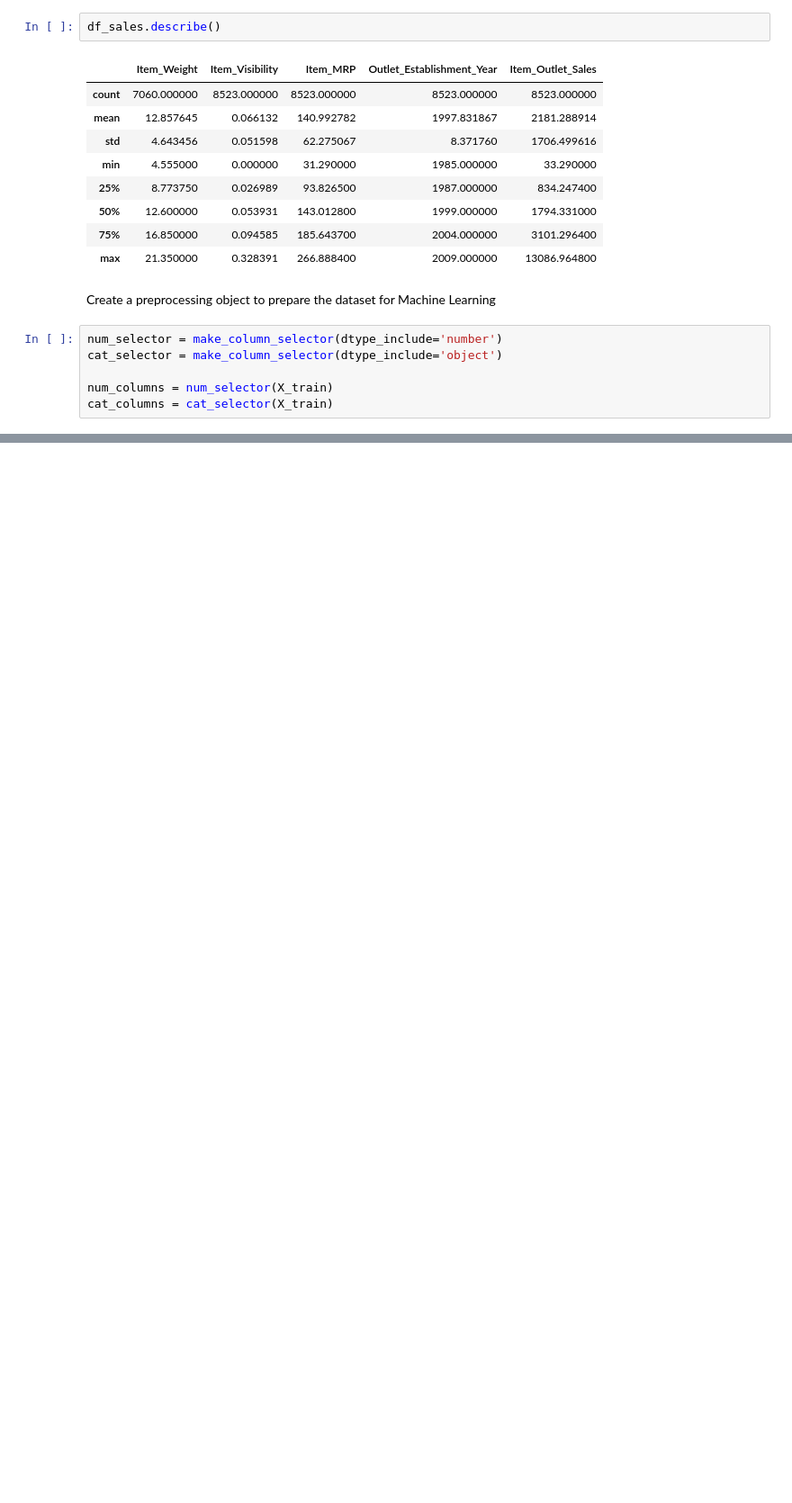
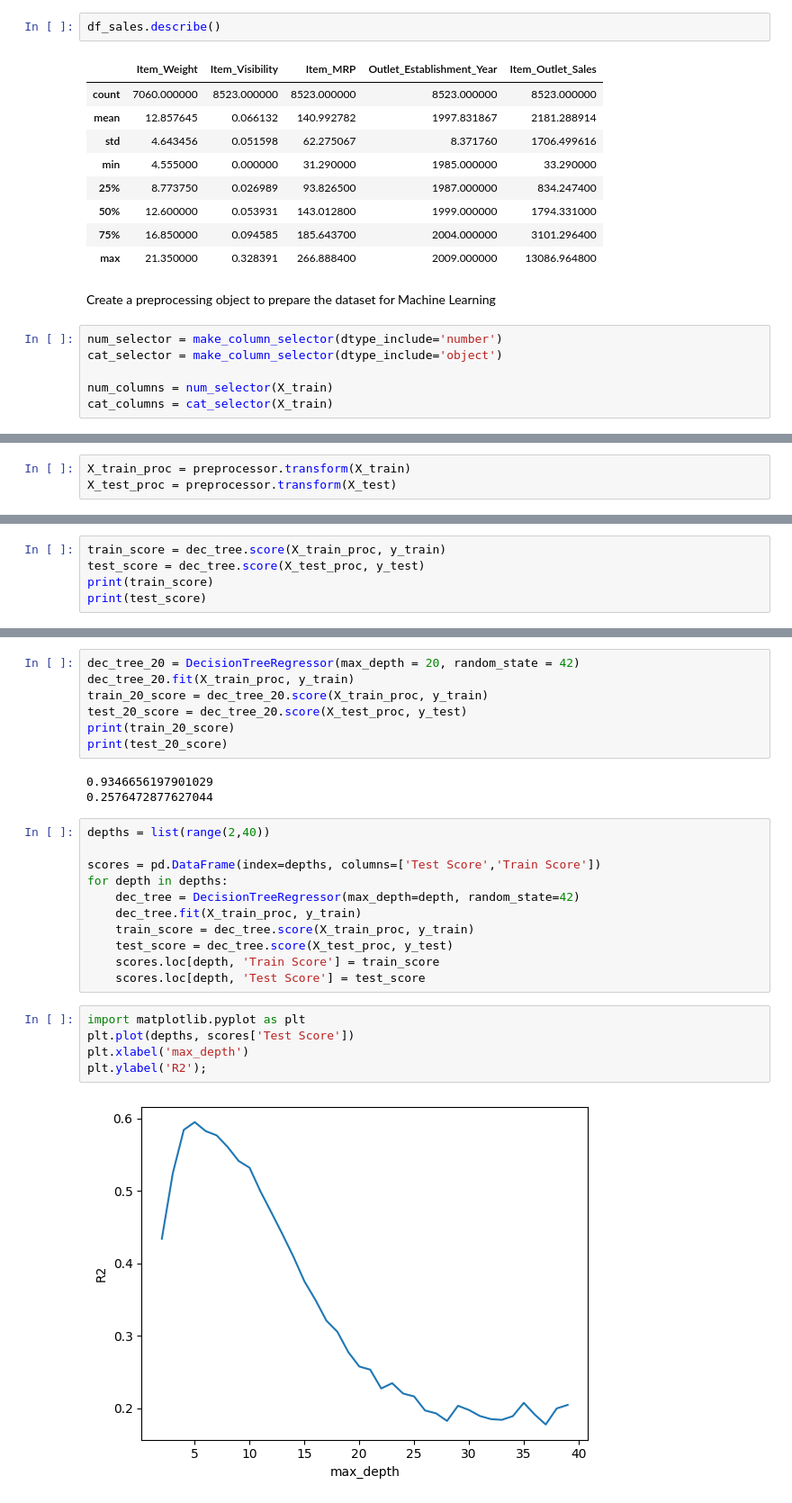
Before and after one commit to DPatt365/Prediction-of-Product-Sales, a Jupyter notebook: Sales_PredictionML.ipynb, the cells around one changed output, grey strips where cells are left out. Shown at 90% size. Drawn from its saved outputs; the diff is of its cells as text; blank space fills up the shorter version.

```diff
--- a/Sales_PredictionML.ipynb
+++ b/Sales_PredictionML.ipynb
@@ -125,0 +275,3 @@ dtype: bool
+# %%
+X_train_proc = preprocessor.transform(X_train)
+X_test_proc = preprocessor.transform(X_test)
@@ -125,0 +281,5 @@ dtype: bool
+# %%
+train_score = dec_tree.score(X_train_proc, y_train)
+test_score = dec_tree.score(X_test_proc, y_test)
+print(train_score)
+print(test_score)
@@ -125,0 +313,28 @@ dtype: bool
+# %%
+dec_tree_20 = DecisionTreeRegressor(max_depth = 20, random_state = 42)
+dec_tree_20.fit(X_train_proc, y_train)
+train_20_score = dec_tree_20.score(X_train_proc, y_train)
+test_20_score = dec_tree_20.score(X_test_proc, y_test)
+print(train_20_score)
+print(test_20_score)
+# %% [output]
+0.9346656197901029
+0.2576472877627044
+# %%
+depths = list(range(2,40))
+
+scores = pd.DataFrame(index=depths, columns=['Test Score','Train Score'])
+for depth in depths:
+    dec_tree = DecisionTreeRegressor(max_depth=depth, random_state=42)
+    dec_tree.fit(X_train_proc, y_train)
+    train_score = dec_tree.score(X_train_proc, y_train)
+    test_score = dec_tree.score(X_test_proc, y_test)
+    scores.loc[depth, 'Train Score'] = train_score
+    scores.loc[depth, 'Test Score'] = test_score
+# %%
+import matplotlib.pyplot as plt
+plt.plot(depths, scores['Test Score'])
+plt.xlabel('max_depth')
+plt.ylabel('R2');
+# %% [output]
+[figure, added]
```
Also changed, not shown: parts of 36 cells of this notebook.
